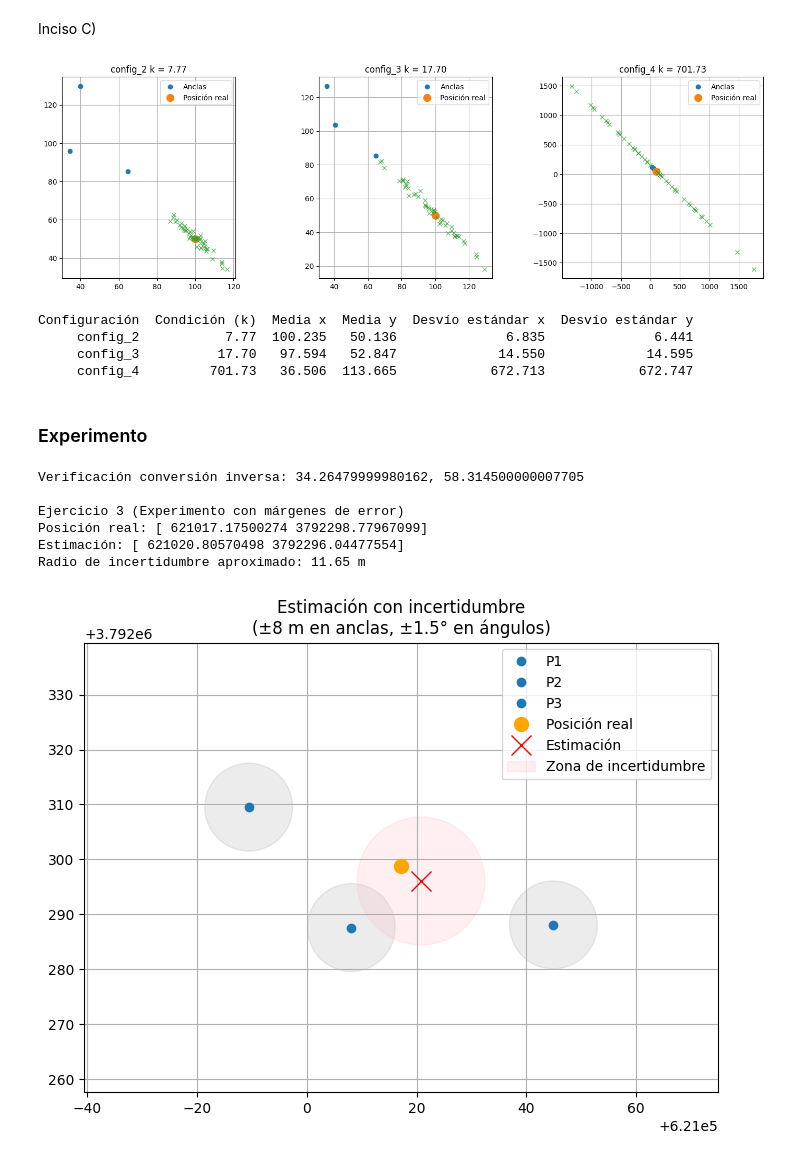
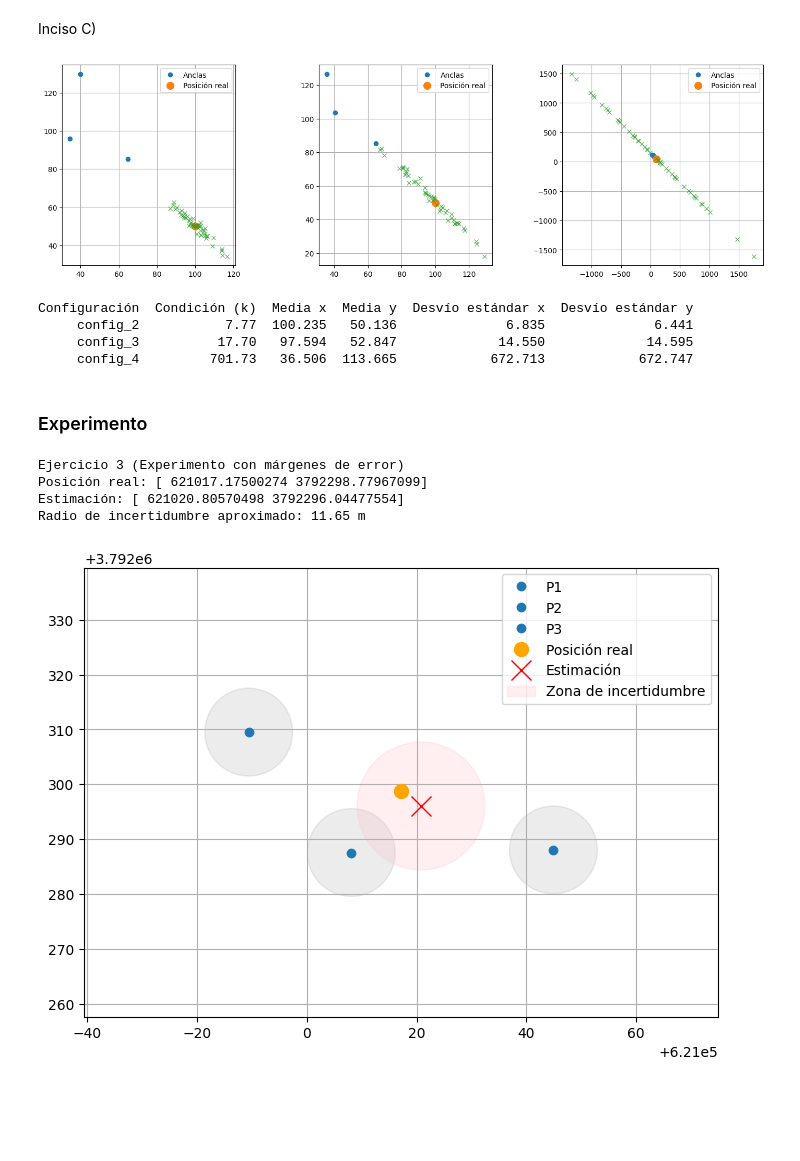
Before and after one commit to FrancoSandri/TP3_Inferencia, a Jupyter notebook: tp3.ipynb, the cells around one changed output. Cells and saved outputs as stored; diff of their text form; code cells hidden in the pictures; blank space fills up the shorter version.

```diff
--- a/tp3.ipynb
+++ b/tp3.ipynb
@@ -105,7 +105,7 @@ fig, axs = plt.subplots(1, 3, figsize=(18, 6))
 
 for ax, s2 in zip(axs, sigma2):
     ests = simular_ruido(config_1, s2, n_real=50)
-    plot_results(ax, config_1, p_true, title=f"Ejercicio 2(b) con ruido σ²={s2}", ests=ests)
+    plot_results(ax, config_1, p_true, title=f"", ests=ests)
     ax.set_xlim(xmin, xmax)
     ax.set_ylim(ymin, ymax)
 
@@ -121,35 +121,35 @@ configs = {"config_2": tp3.config_2, "config_3": tp3.config_3, "config_4": tp3.c
 
 summary = []
 fig, axs = plt.subplots(1, 3, figsize = (18,5))
 for (name, cfg), ax in zip(configs.items(), axs):
     A, b = crear_matriz(cfg)
     kappa = np.linalg.cond(A)
     ests = simular_ruido(cfg, sigma2, n_real = 50)
 
     # Graficos
-    plot_results(ax, cfg, p_true, None, title=f"{name} k = {kappa:.2f}")
+    plot_results(ax, cfg, p_true, None, title=f"")
     ax.plot(ests[:,0], ests[:,1], 'x', alpha = 0.7)
 
     # Estadísticas
     mean_est = ests.mean(axis = 0)
     std_est = ests.std(axis = 0)
     summary.append((name, kappa, mean_est, std_est))
 
 plt.show()
 
 # Resumen de resultados en tabla
 df = pd.DataFrame(summary, columns = ["Configuración", "Condición (k)", "Media estimaciones", "Desvío estándar"])
 df["Media x"] = df["Media estimaciones"].apply(lambda v: round(v[0], 3))
 df["Media y"] = df["Media estimaciones"].apply(lambda v: round(v[1], 3))
 df["Desvío estándar x"]  = df["Desvío estándar"].apply(lambda v: round(v[0], 3))
 df["Desvío estándar y"]  = df["Desvío estándar"].apply(lambda v: round(v[1], 3))
 
 df = df.drop(columns=["Media estimaciones", "Desvío estándar"])
 df["Condición (k)"] = df["Condición (k)"].round(2)
 
 print(df.to_string(index=False))
 # %% [output]
-[figure, old version]
+[figure, new version]
 Configuración  Condición (k)  Media x  Media y  Desvío estándar x  Desvío estándar y
      config_2           7.77  100.235   50.136              6.835              6.441
      config_3          17.70   97.594   52.847             14.550             14.595
@@ -192,7 +192,7 @@ medicion = {
 lat, lon = 34.2648, 58.3145
 e, n, zn, zl = wgs84_to_utm(lat, lon)
 latm, lonm = utm_to_wgs84(e,n,zn,zl)
-print(f"Verificación conversión inversa: {latm}, {lonm}")
+# print(f"Verificación conversión inversa: {latm}, {lonm}")
 
 p_real_exp = np.array([e, n])
 
@@ -267,16 +267,13 @@ ax.set_xlim(xmin, xmax)
 ax.set_ylim(ymin, ymax)
 ax.set_aspect('equal', adjustable='box')
 ax.grid(True)
-ax.set_title("Estimación con incertidumbre\n(±8 m en anclas, ±1.5° en ángulos)")
 ax.legend()
 
 plt.tight_layout()
 plt.show()
 # %% [output]
-Verificación conversión inversa: 34.26479999980162, 58.314500000007705
-
 Ejercicio 3 (Experimento con márgenes de error)
 Posición real: [ 621017.17500274 3792298.77967099]
 Estimación: [ 621020.80570498 3792296.04477554]
 Radio de incertidumbre aproximado: 11.65 m
-[figure, old version]
+[figure, new version]
```
Also changed, not shown: parts of 2 cells of this notebook.
